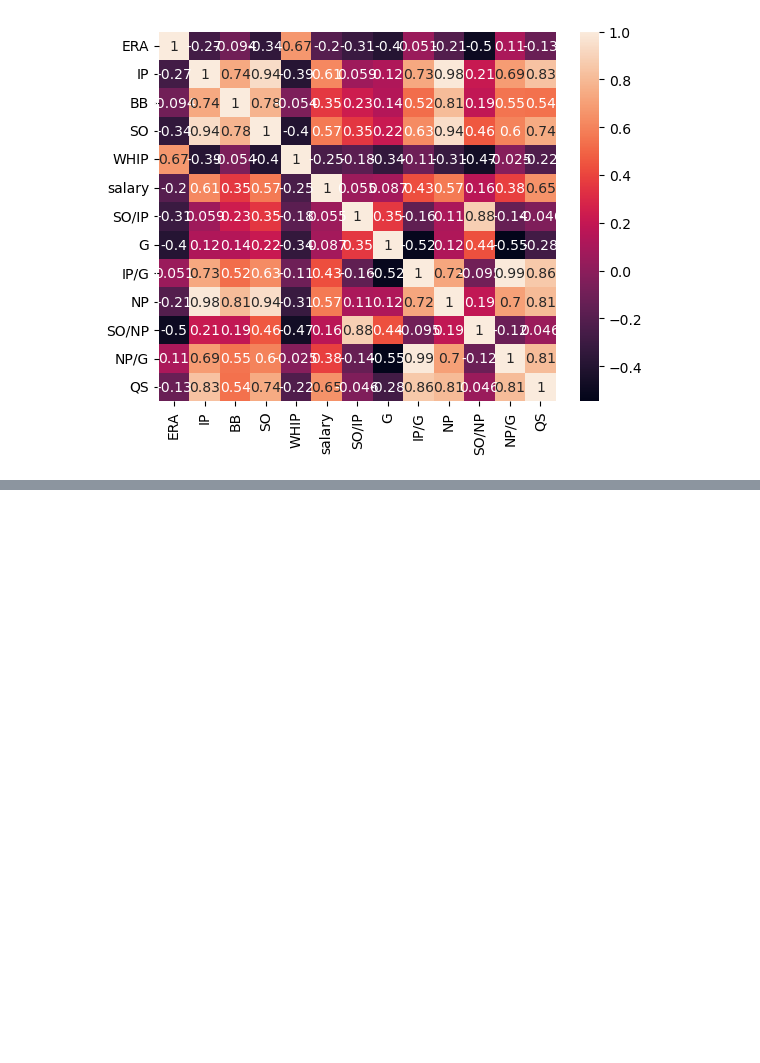
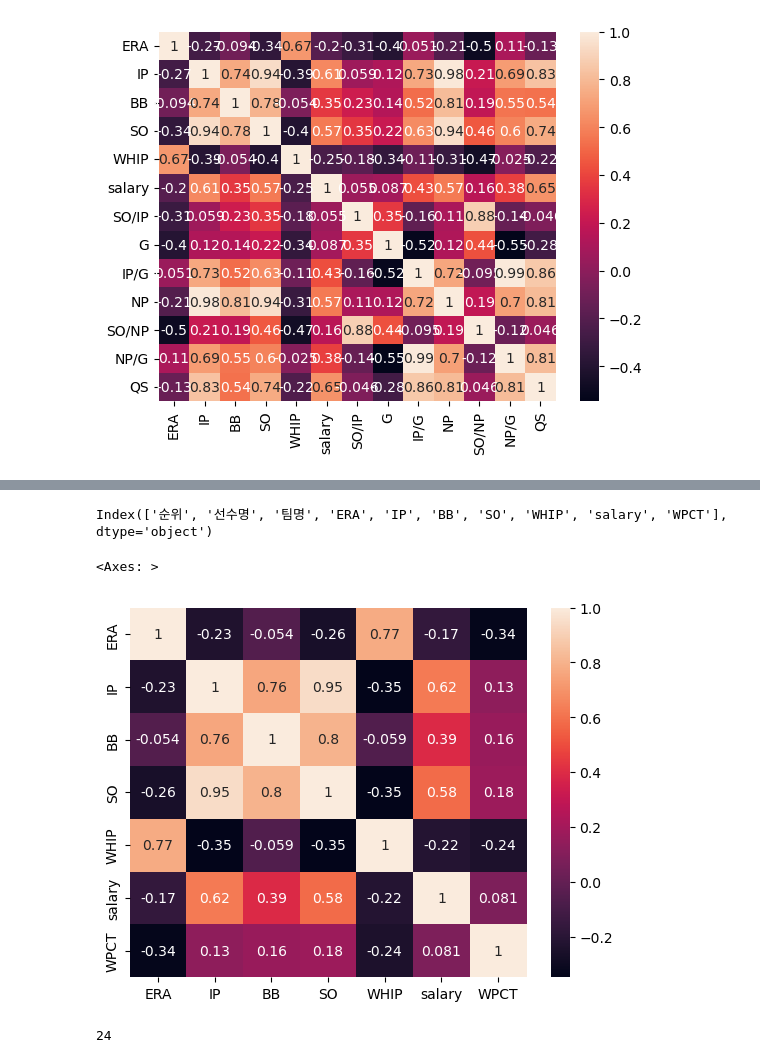
Before and after one commit to jayiuk/mid_project, a Jupyter notebook: EDA.ipynb, the cells around one changed output, grey strips where cells are left out. Drawn from its saved outputs; the diff is of its cells as text; code cells hidden in the pictures; blank space fills up the shorter version.

```diff
--- a/EDA.ipynb
+++ b/EDA.ipynb
@@ -430,3 +430,9 @@ sns.heatmap(df_corr_qs, annot = True)
 # %% [output]
 <Axes: >
 [figure]
+# %%
+df_wpct = df_all[['선수명', 'WPCT']]
+# %%
+df_ccopy = df.copy()
+# %%
+df_wpct_pit = pd.merge(df_ccopy, df_wpct, on = '선수명', how = 'left')
@@ -432,0 +489,11 @@ sns.heatmap(df_corr_qs, annot = True)
+# %%
+df_wpct_pit.columns
+# %% [output]
+Index(['순위', '선수명', '팀명', 'ERA', 'IP', 'BB', 'SO', 'WHIP', 'salary', 'WPCT'], dtype='object')
+# %%
+df_co_wpct = df_wpct_pit[['ERA', 'IP', 'BB', 'SO', 'WHIP', 'salary', 'WPCT']].corr()
+# %%
+sns.heatmap(df_co_wpct, annot = True)
+# %% [output]
+<Axes: >
+[figure, added]
@@ -432,0 +504,4 @@ sns.heatmap(df_corr_qs, annot = True)
+# %%
+df_hhr.duplicated().sum()
+# %% [output]
+24
```
Also changed, not shown: parts of 48 cells of this notebook.
